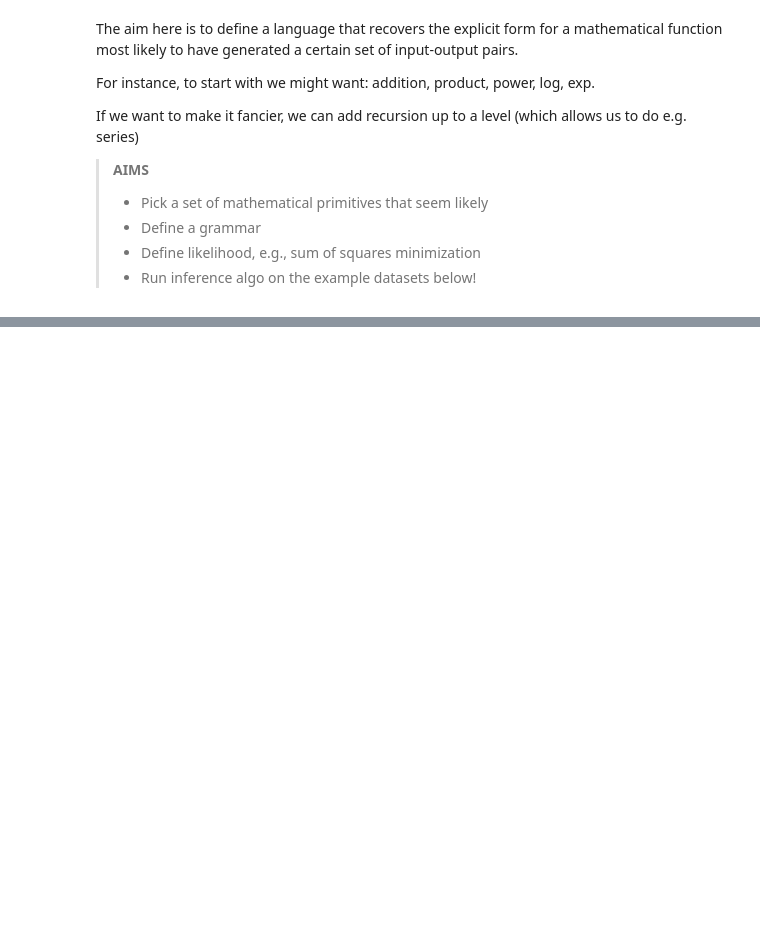
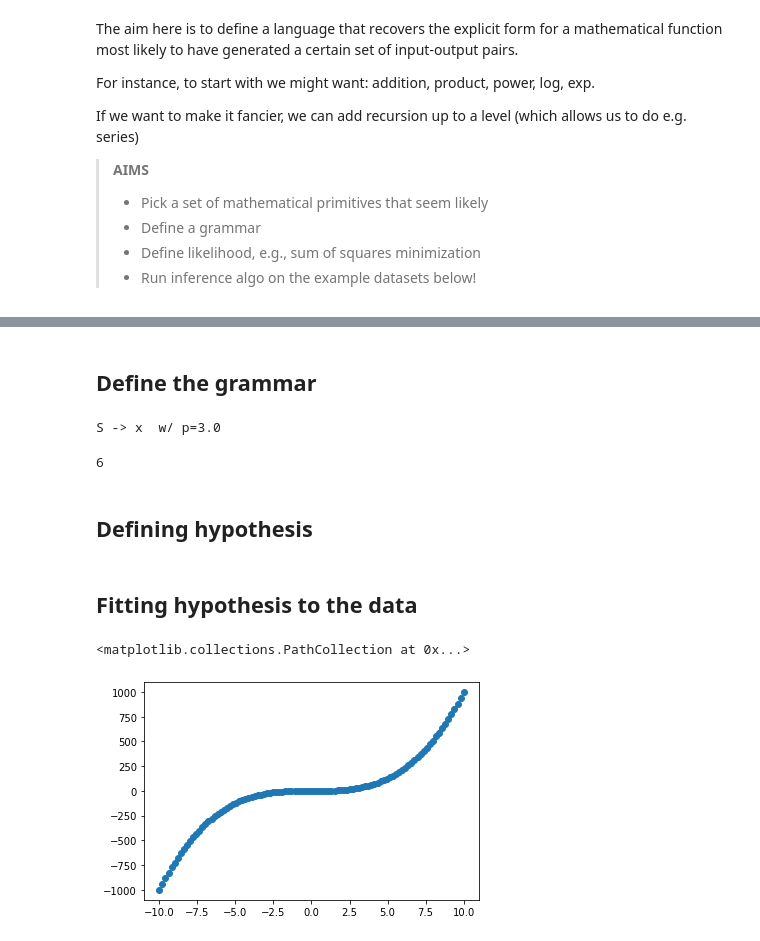
Before and after one commit to thelogicalgrammar/pLoT_course, a Jupyter notebook: book/12_lab_solved.ipynb, the cells around one changed output, grey strips where cells are left out. Cells and saved outputs as stored; diff of their text form; code cells hidden in the pictures; blank space fills up the shorter version.

```diff
--- a/book/12_lab_solved.ipynb
+++ b/book/12_lab_solved.ipynb
@@ -109,0 +162,2 @@ array([[   1.        ,    3.4938151 ],
+# %% [markdown]
+## Define the grammar
@@ -109,0 +168,22 @@ array([[   1.        ,    3.4938151 ],
+# %%
+g = Grammar(start='S')
+
+g.add_rule('S', '(%s+%s)', ['S', 'S'], 1.)
+g.add_rule('S', '(-%s)', ['S'], 1.)
+g.add_rule('S', '(%s/%s)', ['S', 'S'], 1.)
+g.add_rule('S', '(%s*%s)', ['S', 'S'], 1.)
+g.add_rule('S', '(%s**%s)', ['S', 'S'], 1.)
+g.add_rule('S', 'log_', ['S'], 1.)
+
+for i in range(10):
+    g.add_rule('S', str(i), None, 1/(i+1))
+
+g.add_rule('S', 'x', None, 3)
+# %% [output]
+S -> x  w/ p=3.0
+# %%
+g.generate()
+# %% [output]
+6
+# %% [markdown]
+## Defining hypothesis
@@ -109,0 +233,15 @@ array([[   1.        ,    3.4938151 ],
+# %% [markdown]
+## Fitting hypothesis to the data
+# %%
+xs = np.linspace(-10, 10, 100)
+ys = xs**3 + np.random.normal(size=len(xs))
+
+data = [
+    FunctionData(input=[x], output=y)
+    for x,y in zip(xs, ys)
+]
+# %%
+plt.scatter(xs, ys)
+# %% [output]
+<matplotlib.collections.PathCollection at 0x...>
+[figure, added]
```
Also changed, not shown: parts of 29 cells of this notebook, 3 other files.
